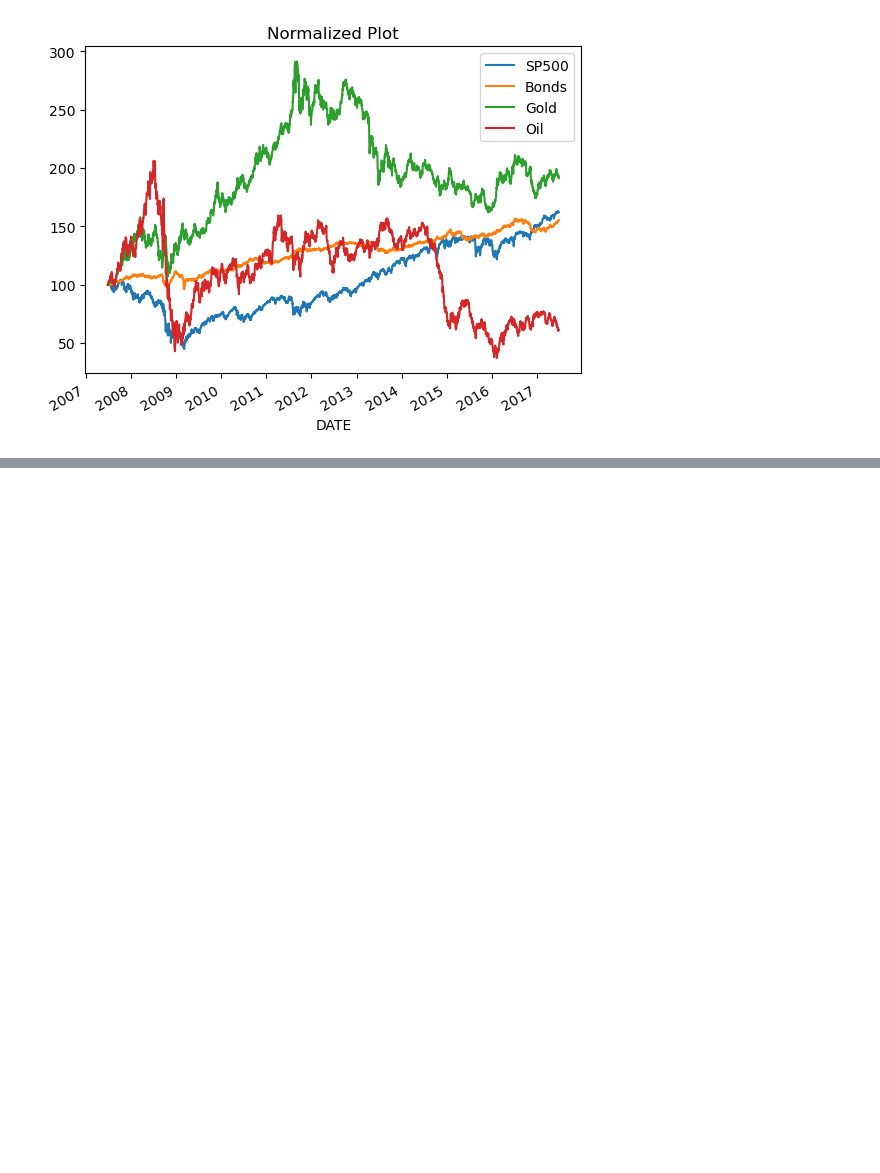
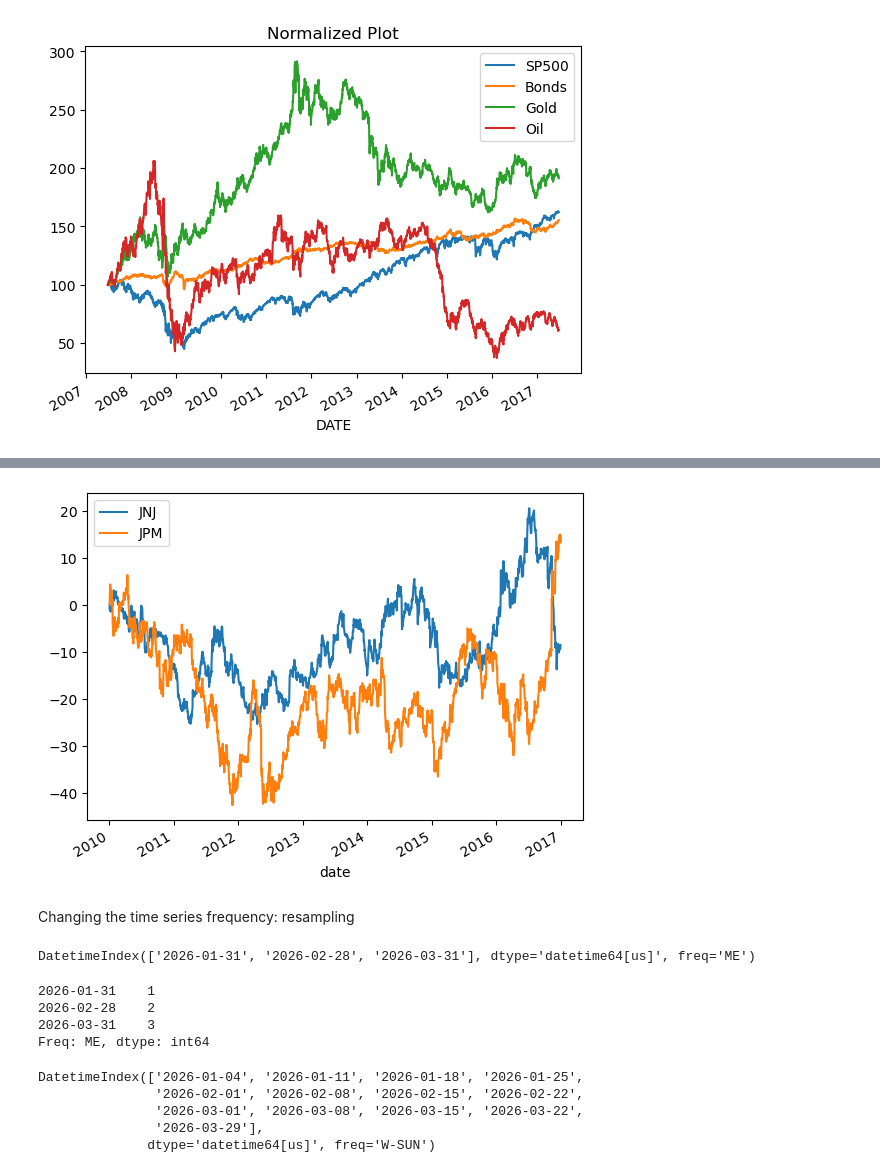
Before and after one commit to Htet-Khant-Linn/STAT_303_-Time_Series_Analysis, a Jupyter notebook: DataCamp/1. Manipulating Time Series Data in Python/ts_matrics_and_resampling.ipynb, the cells around one changed output, grey strips where cells are left out. Saved outputs shown, nothing was run; the diff lists cells and outputs as text; code cells hidden in the pictures; blank space fills up the shorter version.

```diff
--- a/DataCamp/1. Manipulating Time Series Data in Python/ts_matrics_and_resampling.ipynb
+++ b/DataCamp/1. Manipulating Time Series Data in Python/ts_matrics_and_resampling.ipynb
@@ -65,0 +152,34 @@ plt.show()
+# %%
+tickers = ['JNJ', 'JPM']
+
+stock_outperform_underperform = normalized[tickers].sub(normalized['DJIA'], axis=0).plot()
+plt.show()
+# %% [output]
+[figure, added]
+# %% [markdown]
+Changing the time series frequency: resampling
+# %%
+start_date = '2026-01-01'
+end_date = '2026-03-31'
+
+monthly_dates = pd.date_range(start = start_date, end = end_date, freq='ME')
+print(monthly_dates)
+# %% [output]
+DatetimeIndex(['2026-01-31', '2026-02-28', '2026-03-31'], dtype='datetime64[us]', freq='ME')
+# %%
+monthly = pd.Series(data=[1,2,3], index=monthly_dates)
+print(monthly)
+# %% [output]
+2026-01-31    1
+2026-02-28    2
+2026-03-31    3
+Freq: ME, dtype: int64
+# %%
+weekly_dates = pd.date_range(start_date, end_date, freq = 'W')
+print(weekly_dates)
+# %% [output]
+DatetimeIndex(['2026-01-04', '2026-01-11', '2026-01-18', '2026-01-25',
+               '2026-02-01', '2026-02-08', '2026-02-15', '2026-02-22',
+               '2026-03-01', '2026-03-08', '2026-03-15', '2026-03-22',
+               '2026-03-29'],
+              dtype='datetime64[us]', freq='W-SUN')
```
Also changed, not shown: parts of 14 cells of this notebook, 4 other files.
